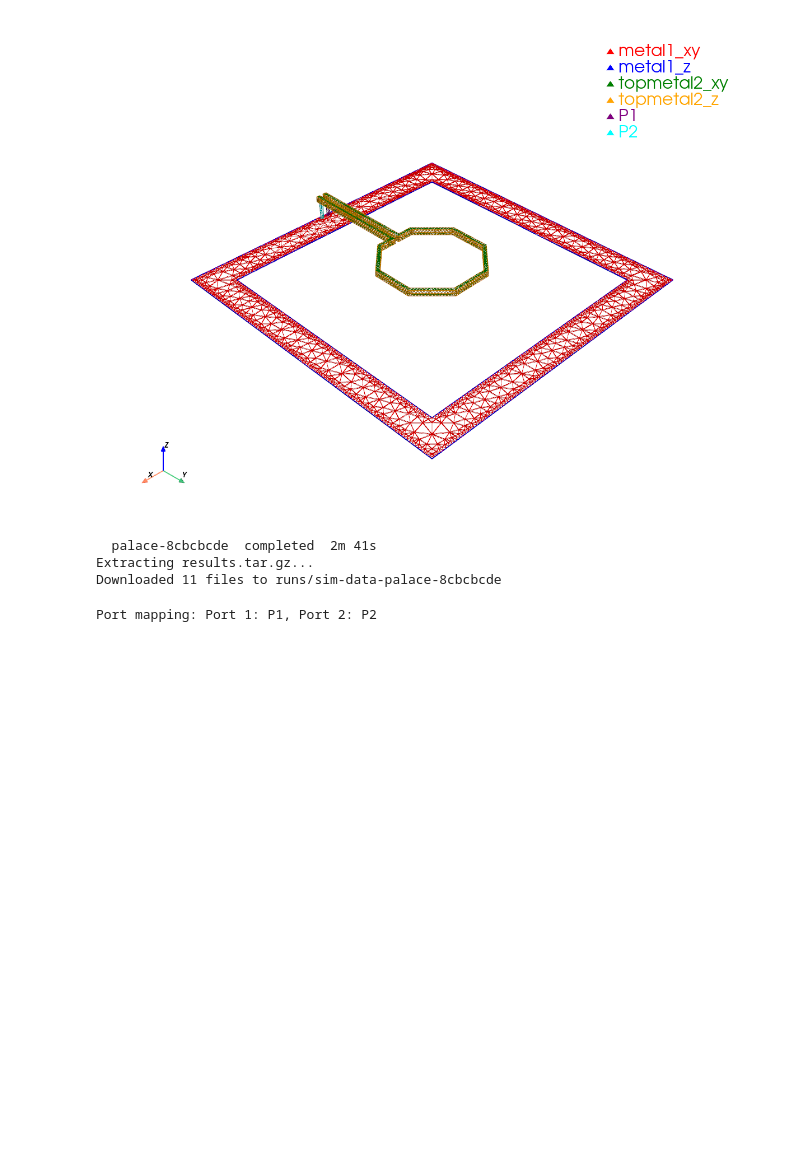
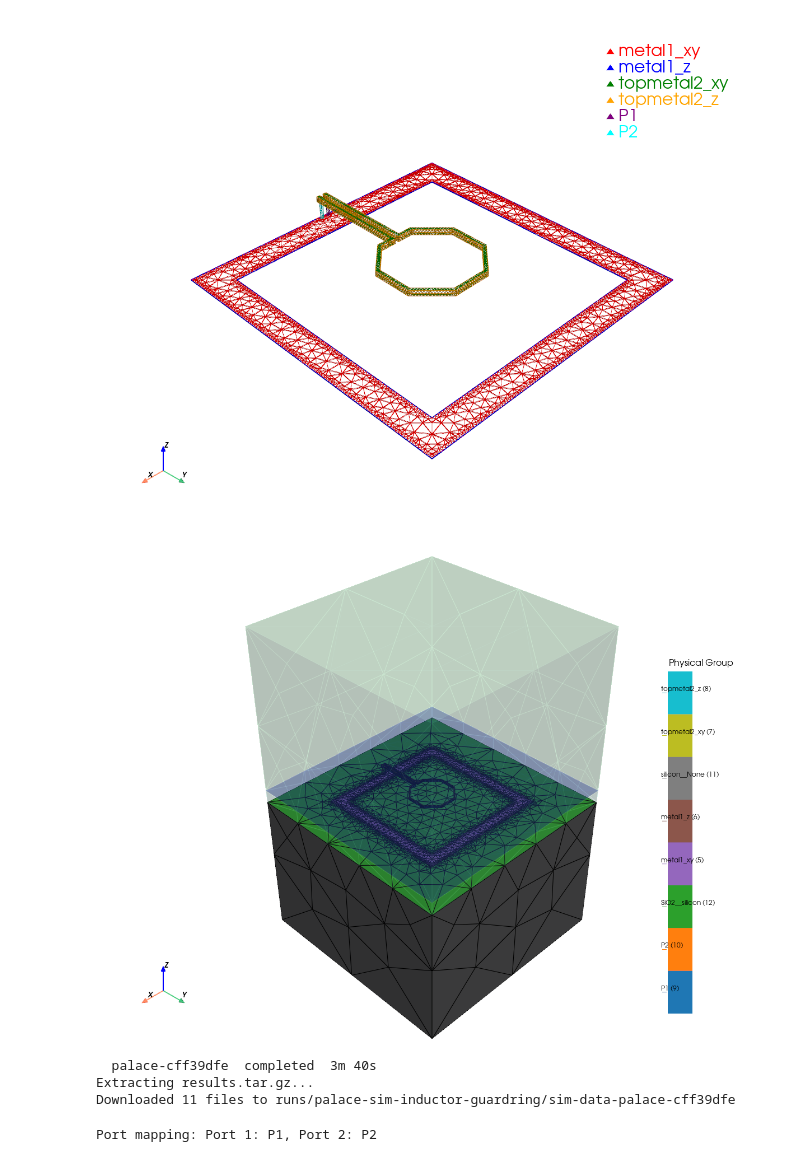
Before and after one commit to EpsilonForge/gsim, a Jupyter notebook: nbs/IHP_components/mesh_inductor_guardring.ipynb, the cells around one changed output. Saved outputs shown, nothing was run; the diff lists cells and outputs as text; code cells hidden in the pictures; blank space fills up the shorter version.

```diff
--- a/nbs/IHP_components/mesh_inductor_guardring.ipynb
+++ b/nbs/IHP_components/mesh_inductor_guardring.ipynb
@@ -78,12 +79,19 @@ PosixPath('runs/palace-sim-inductor-guardring/config.json')
 sim.plot_mesh(show_groups=["metal","P"],interactive=False)
 # %% [output]
 [figure]
+# %%
+sim.plot_mesh(
+    style="solid", interactive=False,
+    transparent_groups=["air__None","air__passive","SiO2__None","SiO2__passive","passive__None"],
+)
+# %% [output]
+[figure, added]
 # %%
-results = sim.run(parent_dir="runs")
+results = sim.run(parent_dir="runs/palace-sim-inductor-guardring")
 # %% [output]
-  palace-8cbcbcde  completed  2m 41s
+  palace-cff39dfe  completed  3m 40s
 Extracting results.tar.gz...
-Downloaded 11 files to runs/sim-data-palace-8cbcbcde
+Downloaded 11 files to runs/palace-sim-inductor-guardring/sim-data-palace-cff39dfe
 # %%
 fig = results.plot_interactive()
 fig.update_layout(title="Metal1 Guard Ring (Center Cutout)")
```
Also changed, not shown: parts of 13 cells of this notebook, 10 other files.
